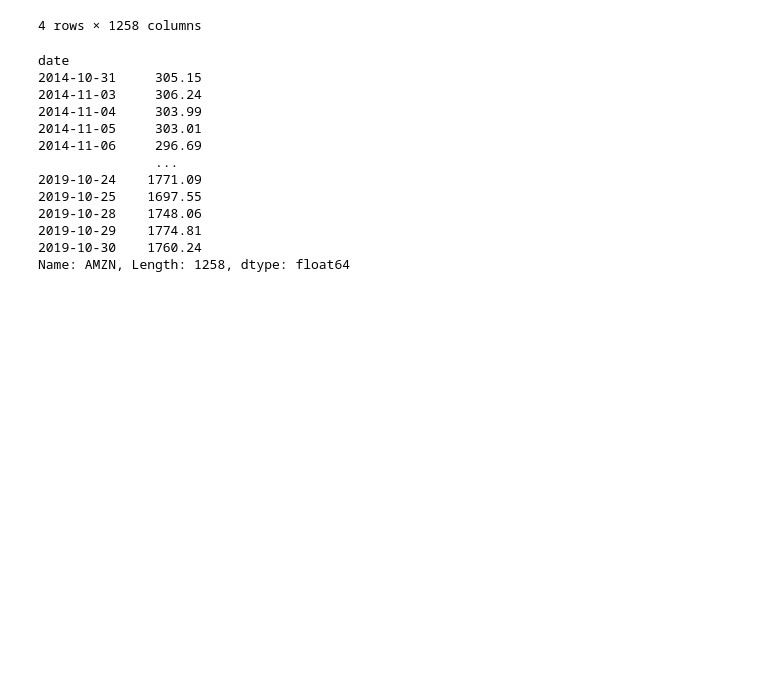
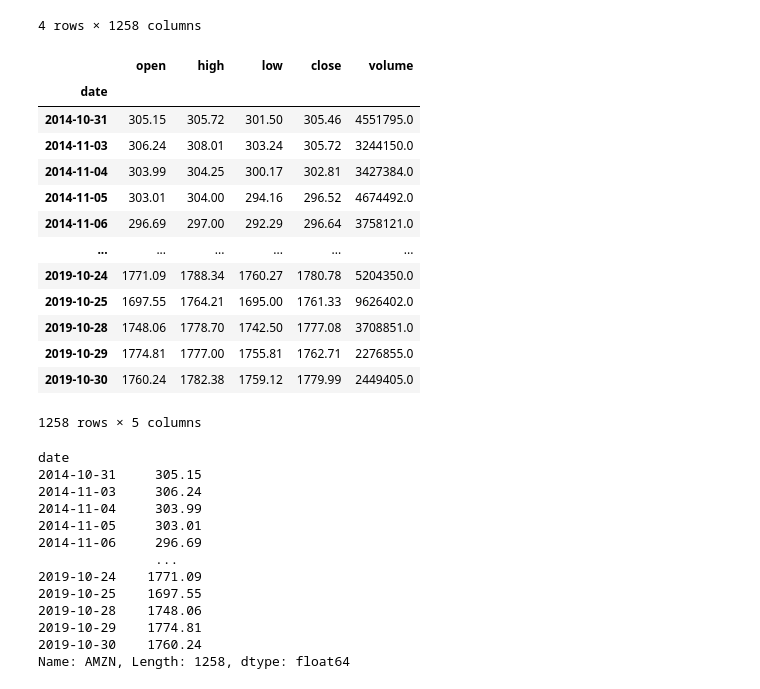
Before and after one commit to GabrielSGoncalves/serverless_etl_medium, a Jupyter notebook: Notebook_1_Creating_SP500_database.ipynb, the cells around one changed output. Drawn from its saved outputs; the diff is of its cells as text; code cells hidden in the pictures; blank space fills up the shorter version.

```diff
--- a/Notebook_1_Creating_SP500_database.ipynb
+++ b/Notebook_1_Creating_SP500_database.ipynb
@@ -109,4 +103,30 @@ stock_df.T.loc[['open','high']]
 | high | MSFT | 46.97 | 47.46 | 47.73 | 47.90 | 48.86 | 48.92 | 49.15 | ... |
 |  | AMZN | 305.72 | 308.01 | 304.25 | 304.00 | 297.00 | 299.99 | 305.80 | ... |
 4 rows × 1258 columns
+# %%
+cols = ['open','high', 'low', 'close', 'volume']
+stock_df = web.DataReader('AMZN','iex', start_time, end_time)
+concaTdf = pd.concat([stock_df.T.loc['open'],
+                      stock_df.T.loc['high'],
+                      stock_df.T.loc['low'],
+                      stock_df.T.loc['close'],
+                      stock_df.T.loc['volume']], axis=1)
+#open_series
+# %%
+concaTdf
+# %% [output]
+|  | open | high | low | close | volume |
+| date |  |  |  |  |  |
+| 2014-10-31 | 305.15 | 305.72 | 301.50 | 305.46 | 4551795.0 |
+| 2014-11-03 | 306.24 | 308.01 | 303.24 | 305.72 | 3244150.0 |
+| 2014-11-04 | 303.99 | 304.25 | 300.17 | 302.81 | 3427384.0 |
+| 2014-11-05 | 303.01 | 304.00 | 294.16 | 296.52 | 4674492.0 |
+| 2014-11-06 | 296.69 | 297.00 | 292.29 | 296.64 | 3758121.0 |
+| ... | ... | ... | ... | ... | ... |
+| 2019-10-24 | 1771.09 | 1788.34 | 1760.27 | 1780.78 | 5204350.0 |
+| 2019-10-25 | 1697.55 | 1764.21 | 1695.00 | 1761.33 | 9626402.0 |
+| 2019-10-28 | 1748.06 | 1778.70 | 1742.50 | 1777.08 | 3708851.0 |
+| 2019-10-29 | 1774.81 | 1777.00 | 1755.81 | 1762.71 | 2276855.0 |
+| 2019-10-30 | 1760.24 | 1782.38 | 1759.12 | 1779.99 | 2449405.0 |
+1258 rows × 5 columns
 # %%
```
Also changed, not shown: parts of 12 cells of this notebook, 1 other file.
